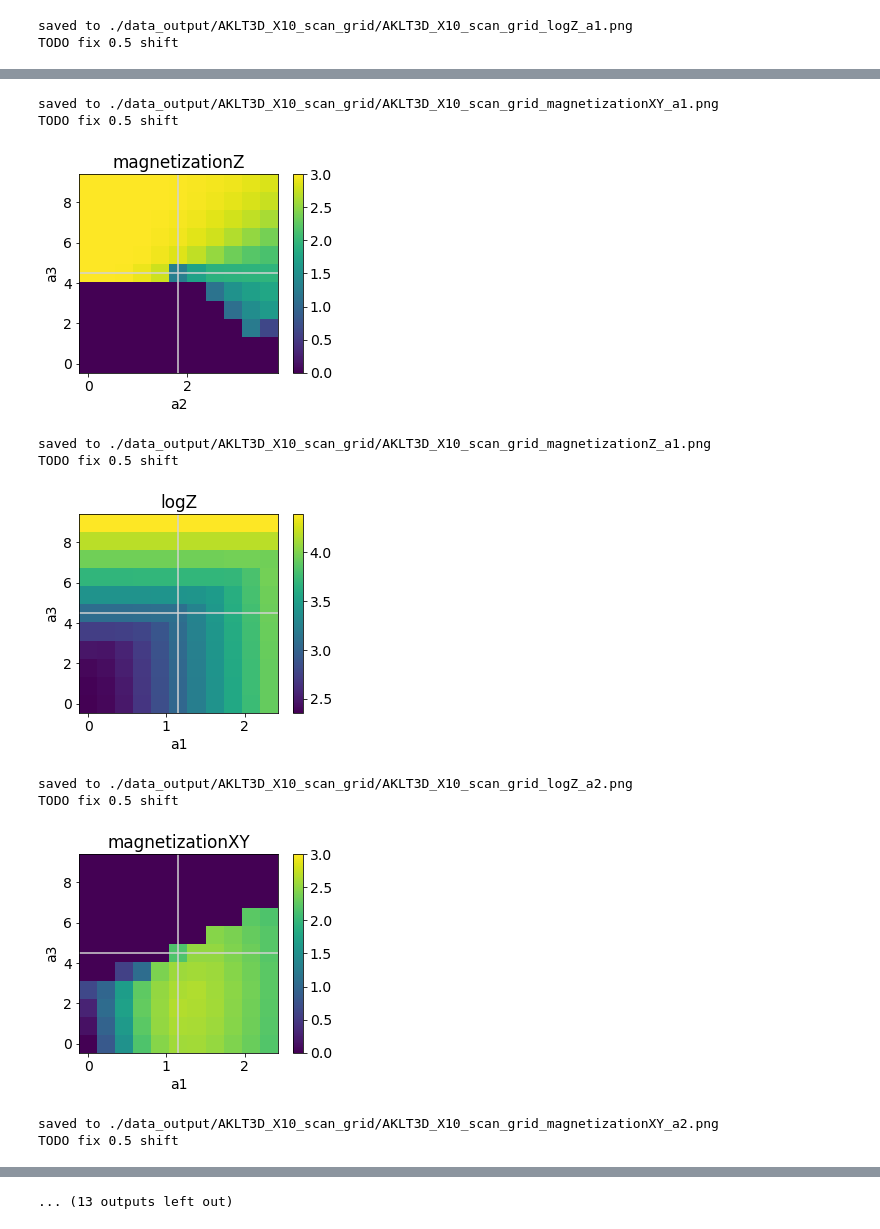
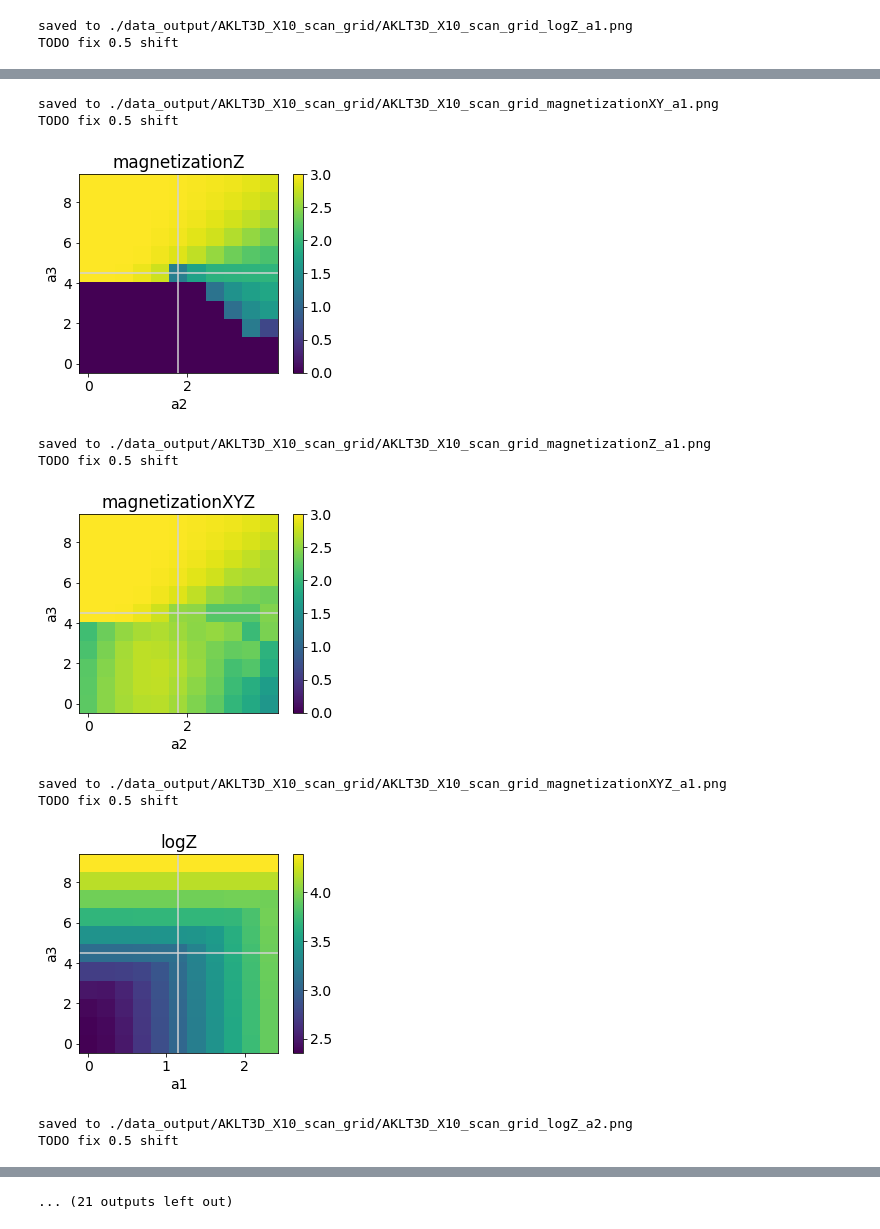
Before and after one commit to fangzhangmnm/AKLT3D, a Jupyter notebook: plot_observables_grid.ipynb, the cells around one changed output, grey strips where cells are left out. Cells and saved outputs as stored; diff of their text form; code cells hidden in the pictures.

```diff
--- a/plot_observables_grid.ipynb
+++ b/plot_observables_grid.ipynb
@@ -139,40 +139,44 @@ if len(critical_params)==3:
     plot_section(df,'logZ','a1',np.sqrt(20/15),filename=f'./data_output/{task_name}/{task_name}_logZ_a1.png')
     plot_section(df,'magnetizationXY','a1',np.sqrt(20/15),clim=clim,filename=f'./data_output/{task_name}/{task_name}_magnetizationXY_a1.png')
     plot_section(df,'magnetizationZ','a1',np.sqrt(20/15),clim=clim,filename=f'./data_output/{task_name}/{task_name}_magnetizationZ_a1.png')
+    plot_section(df,'magnetizationXYZ','a1',np.sqrt(20/15),clim=clim,filename=f'./data_output/{task_name}/{task_name}_magnetizationXYZ_a1.png')
 
     plot_section(df,'logZ','a2',np.sqrt(20/6),filename=f'./data_output/{task_name}/{task_name}_logZ_a2.png')
     plot_section(df,'magnetizationXY','a2',np.sqrt(20/6),clim=clim,filename=f'./data_output/{task_name}/{task_name}_magnetizationXY_a2.png')
     plot_section(df,'magnetizationZ','a2',np.sqrt(20/6),clim=clim,filename=f'./data_output/{task_name}/{task_name}_magnetizationZ_a2.png')
+    plot_section(df,'magnetizationXYZ','a2',np.sqrt(20/6),clim=clim,filename=f'./data_output/{task_name}/{task_name}_magnetizationXYZ_a2.png')
 
     plot_section(df,'logZ','a3',np.sqrt(20/1),filename=f'./data_output/{task_name}/{task_name}_logZ_a3.png')
     plot_section(df,'magnetizationXY','a3',np.sqrt(20/1),clim=clim,filename=f'./data_output/{task_name}/{task_name}_magnetizationXY_a3.png')
     plot_section(df,'magnetizationZ','a3',np.sqrt(20/1),clim=clim,filename=f'./data_output/{task_name}/{task_name}_magnetizationZ_a3.png')
+    plot_section(df,'magnetizationXYZ','a3',np.sqrt(20/1),clim=clim,filename=f'./data_output/{task_name}/{task_name}_magnetizationXYZ_a3.png')
 
     grid_plot_3D(df,'logZ',filename=f'./data_output/{task_name}/{task_name}_logZ.png')
     grid_plot_3D(df,'magnetizationXY',clim=clim,filename=f'./data_output/{task_name}/{task_name}_magnetizationXY.png')
     grid_plot_3D(df,'magnetizationZ',clim=clim,filename=f'./data_output/{task_name}/{task_name}_magnetizationZ.png')
+    grid_plot_3D(df,'magnetizationXYZ',clim=clim,filename=f'./data_output/{task_name}/{task_name}_magnetizationXYZ.png')
 elif len(critical_params)==2:
     plot_2D=image_plot_2D
     # plot_2D=surface_plot_2D
     plot_2D(df,'logZ',filename=f'./data_output/{task_name}/{task_name}_logZ.png')
     plot_2D(df,'magnetizationXY',clim=clim,filename=f'./data_output/{task_name}/{task_name}_magnetizationXY.png')
     plot_2D(df,'magnetizationZ',clim=clim,filename=f'./data_output/{task_name}/{task_name}_magnetizationZ.png')
 # %% [output]
 loaded 1331 files
 saved to ./data_output/AKLT3D_X10_scan_grid/AKLT3D_X10_scan_grid_observables.csv
 TODO fix 0.5 shift
 [figure]
 saved to ./data_output/AKLT3D_X10_scan_grid/AKLT3D_X10_scan_grid_logZ_a1.png
 TODO fix 0.5 shift
 [figure]
 saved to ./data_output/AKLT3D_X10_scan_grid/AKLT3D_X10_scan_grid_magnetizationXY_a1.png
 TODO fix 0.5 shift
 [figure]
 saved to ./data_output/AKLT3D_X10_scan_grid/AKLT3D_X10_scan_grid_magnetizationZ_a1.png
 TODO fix 0.5 shift
-[figure, old version]
+[figure, new version]
-saved to ./data_output/AKLT3D_X10_scan_grid/AKLT3D_X10_scan_grid_logZ_a2.png
+saved to ./data_output/AKLT3D_X10_scan_grid/AKLT3D_X10_scan_grid_magnetizationXYZ_a1.png
 TODO fix 0.5 shift
-[figure, old version]
+[figure, new version]
-saved to ./data_output/AKLT3D_X10_scan_grid/AKLT3D_X10_scan_grid_magnetizationXY_a2.png
+saved to ./data_output/AKLT3D_X10_scan_grid/AKLT3D_X10_scan_grid_logZ_a2.png
 TODO fix 0.5 shift
@@ -180 +184 @@ TODO fix 0.5 shift
-... (13 outputs left out)
+... (21 outputs left out)
```
Also changed, not shown: parts of 1 cell of this notebook, 8 other files.
